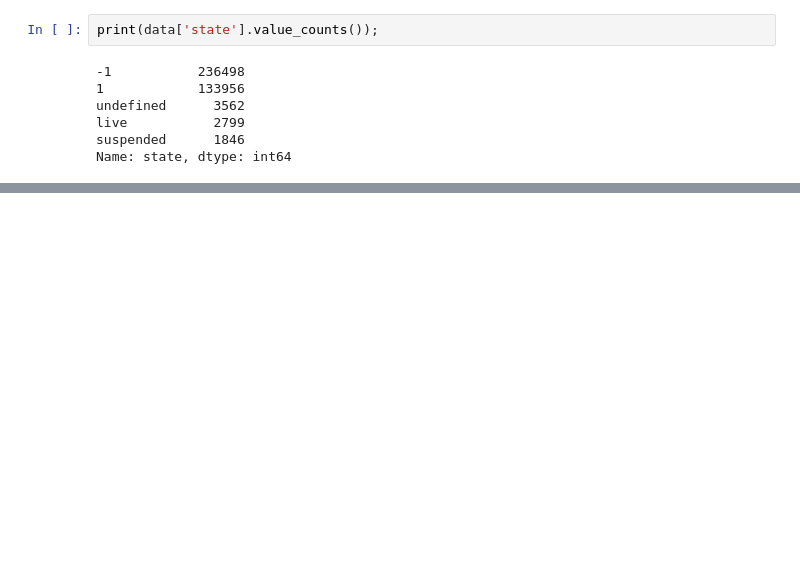
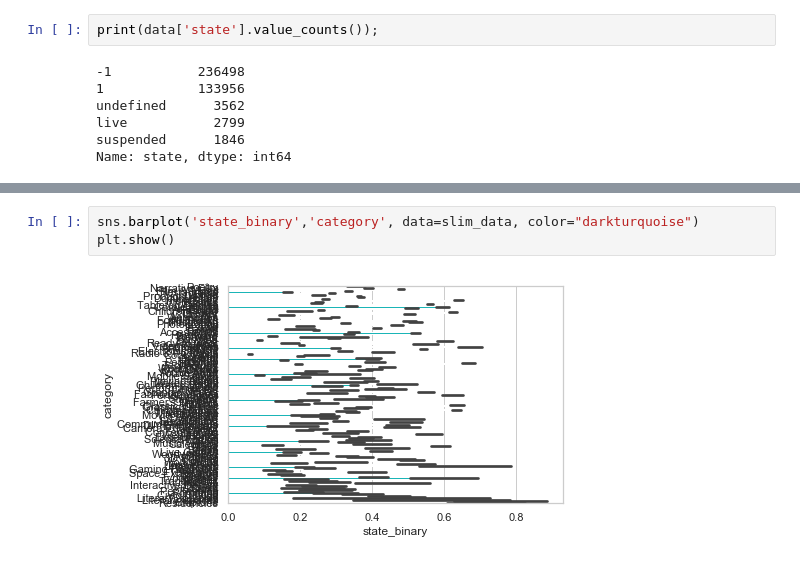
Before and after one commit to Gidoren/cmps144_project, a Jupyter notebook: kickstarter_project.ipynb, the cells around one changed output, grey strips where cells are left out. Saved outputs shown, nothing was run; the diff lists cells and outputs as text; blank space fills up the shorter version.

```diff
--- a/kickstarter_project.ipynb
+++ b/kickstarter_project.ipynb
@@ -274,0 +289,5 @@ Name: state_binary, dtype: int64
+# %%
+sns.barplot('state_binary','category', data=slim_data, color="darkturquoise")
+plt.show()
+# %% [output]
+[figure, added]
```
Also changed, not shown: parts of 14 cells of this notebook.
